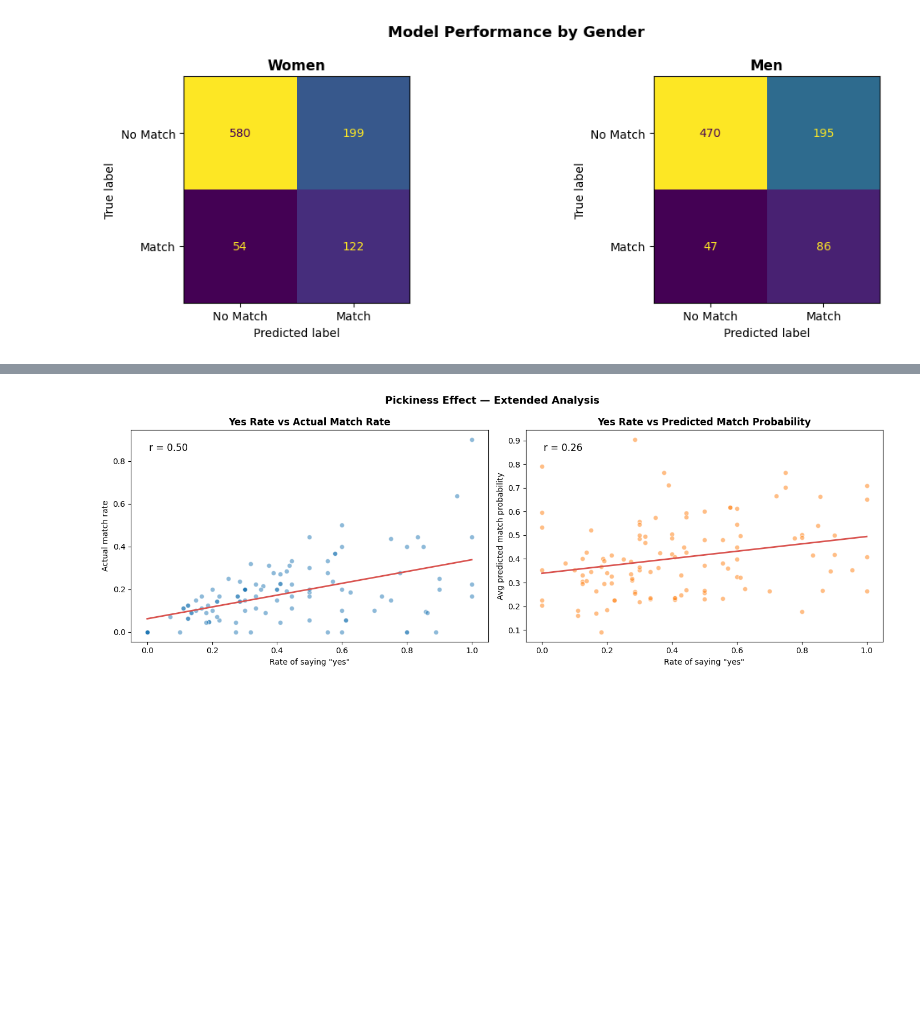
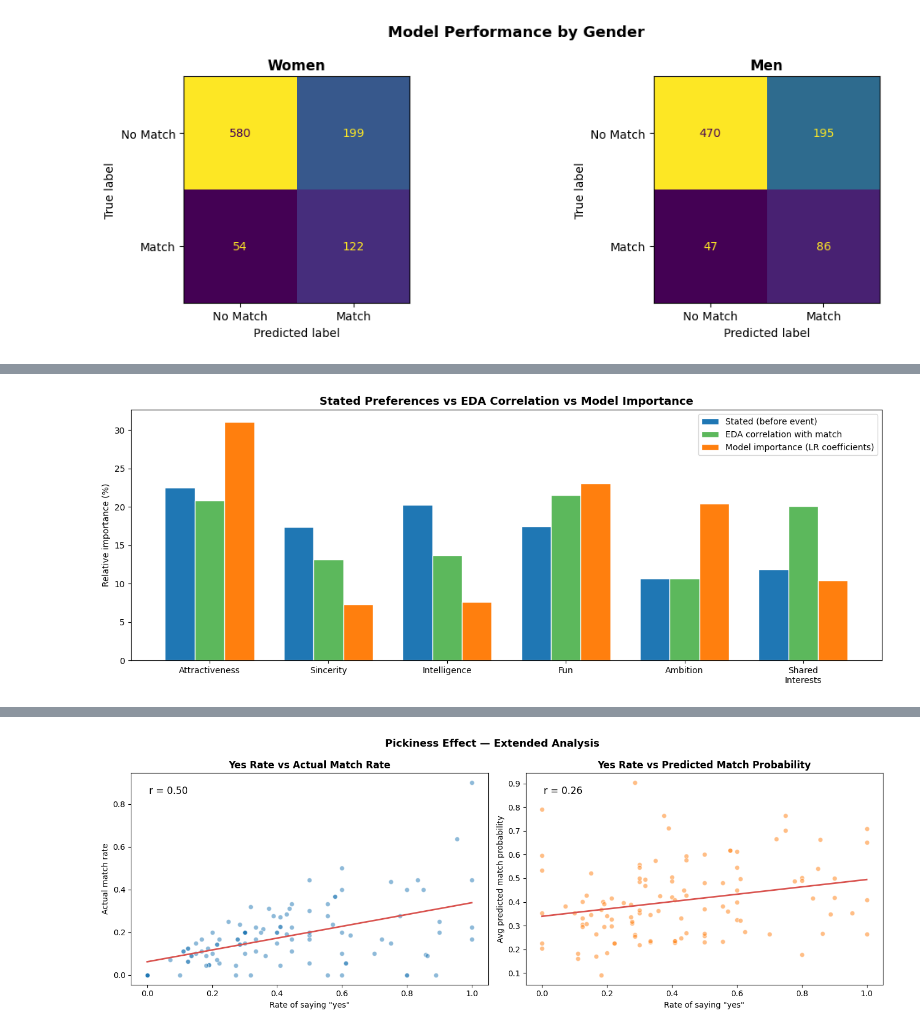
Before and after one commit to rszgosz/Data-Mining, a Jupyter notebook: speed_dating_part2.ipynb, the cells around one changed output, grey strips where cells are left out. Drawn from its saved outputs; the diff is of its cells as text; code cells hidden in the pictures; blank space fills up the shorter version.

```diff
--- a/speed_dating_part2.ipynb
+++ b/speed_dating_part2.ipynb
@@ -716,0 +929,36 @@ Compare stated preferences (attr1_1 etc.) with feature importance from the model
+# %%
+from matplotlib.patches import Patch
+
+pref_cols  = ['attr1_1', 'sinc1_1', 'intel1_1', 'fun1_1', 'amb1_1', 'shar1_1']
+rating_cols = ['attr', 'sinc', 'intel', 'fun', 'amb', 'shar']
+labels = ['Attractiveness', 'Sincerity', 'Intelligence', 'Fun', 'Ambition', 'Shared\nInterests']
+
+# Stated — co ludzie deklarowali przed eventem
+stated = df[pref_cols].mean().values
+
+# EDA correlation — korelacja ocen partnera z match (z Part 1)
+eda_corr = np.array([df[c].corr(df['match']) for c in rating_cols])
+eda_corr_norm = (eda_corr / eda_corr.sum()) * 100
+
+# Model importance — wspolczynniki LR dla ocen partnera
+revealed = np.abs(lr.coef_[0])[[feature_cols.index(c) for c in rating_cols]]
+revealed_norm = (revealed / revealed.sum()) * 100
+
+x = np.arange(len(labels))
+width = 0.25
+
+fig, ax = plt.subplots(figsize=(13, 5))
+ax.bar(x - width, stated, width, label='Stated (before event)', color='#1f77b4', edgecolor='white')
+ax.bar(x, eda_corr_norm, width, label='EDA correlation with match', color='#5cb85c', edgecolor='white')
+ax.bar(x + width, revealed_norm, width, label='Model importance (LR coefficients)', color='#ff7f0e', edgecolor='white')
+ax.set_xticks(x)
+ax.set_xticklabels(labels, fontsize=10)
+ax.set_ylabel('Relative importance (%)')
+ax.set_title('Stated Preferences vs EDA Correlation vs Model Importance',
+             fontsize=13, fontweight='bold')
+ax.legend()
+plt.tight_layout()
+plt.savefig('plot_stated_vs_revealed_model.png', bbox_inches='tight')
+plt.show()
+# %% [output]
+[figure, added]
```
Also changed, not shown: parts of 64 cells of this notebook, 5 other files.
